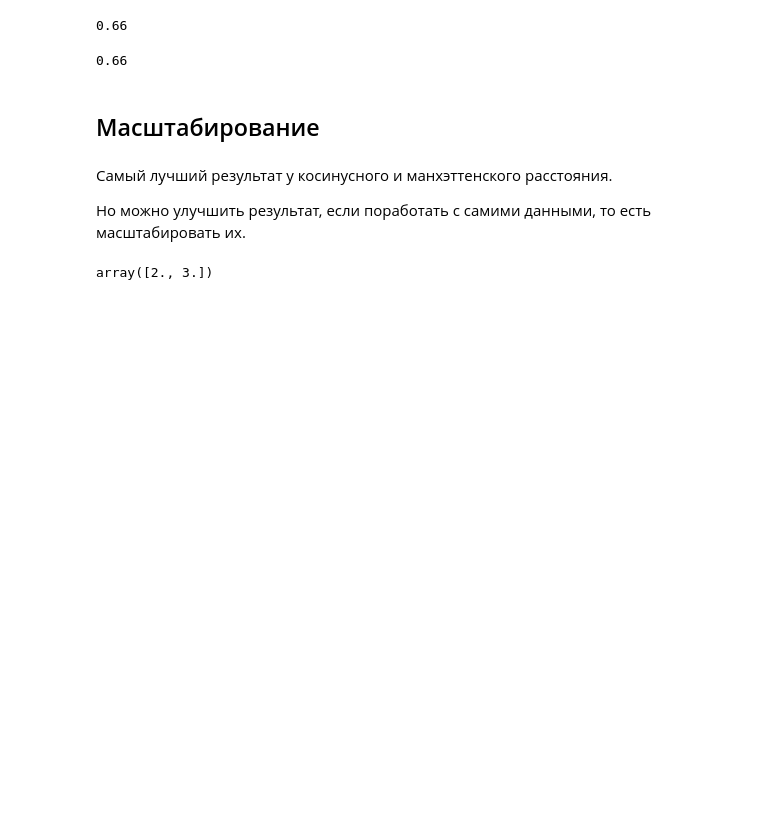
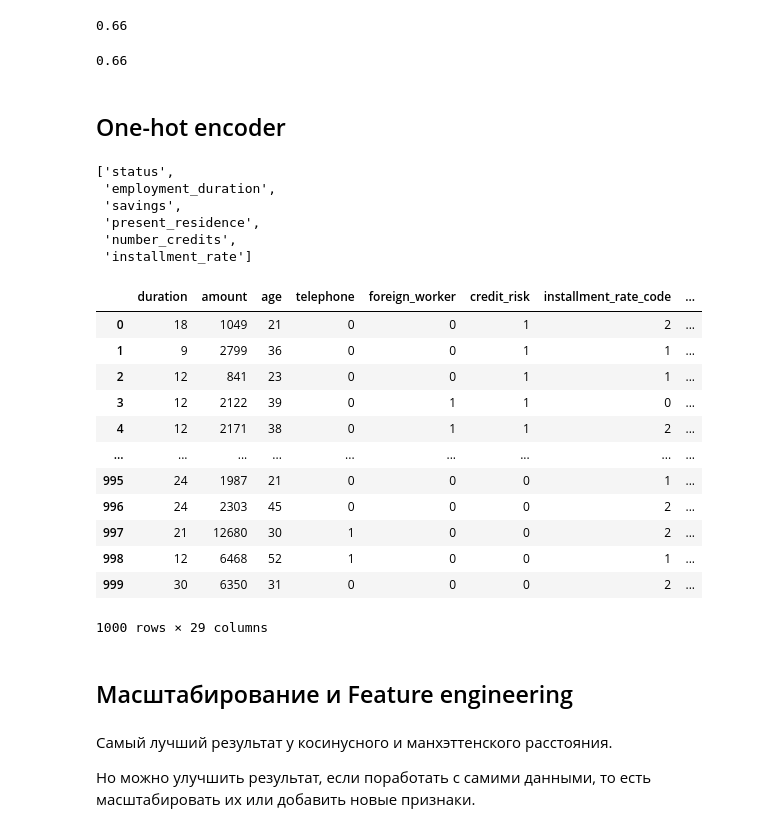
Before and after one commit to Darinochka/course_python_iad, a Jupyter notebook: machine_learning/homeworks/hw03-EDA/hw03-EDA.ipynb, the cells around one changed output. Cells and saved outputs as stored; diff of their text form; code cells hidden in the pictures; blank space fills up the shorter version.

```diff
--- a/machine_learning/homeworks/hw03-EDA/hw03-EDA.ipynb
+++ b/machine_learning/homeworks/hw03-EDA/hw03-EDA.ipynb
@@ -449,3 +431,14 @@ knn.fit(X_train, y_train)
 accuracy_score(y_test, knn.predict(X_test))
 # %% [output]
 0.66
+# %% [markdown]
+## One-hot encoder
+# %%
+order_col
+# %% [output]
+['status',
+ 'employment_duration',
+ 'savings',
+ 'present_residence',
+ 'number_credits',
+ 'installment_rate']
@@ -452,12 +449,23 @@ accuracy_score(y_test, knn.predict(X_test))
+# %%
+data
+# %% [output]
+|  | duration | amount | age | telephone | foreign_worker | credit_risk | installment_rate_code | ... |
+| 0 | 18 | 1049 | 21 | 0 | 0 | 1 | 2 | ... |
+| 1 | 9 | 2799 | 36 | 0 | 0 | 1 | 1 | ... |
+| 2 | 12 | 841 | 23 | 0 | 0 | 1 | 1 | ... |
+| 3 | 12 | 2122 | 39 | 0 | 1 | 1 | 0 | ... |
+| 4 | 12 | 2171 | 38 | 0 | 1 | 1 | 2 | ... |
+| ... | ... | ... | ... | ... | ... | ... | ... | ... |
+| 995 | 24 | 1987 | 21 | 0 | 0 | 0 | 1 | ... |
+| 996 | 24 | 2303 | 45 | 0 | 0 | 0 | 2 | ... |
+| 997 | 21 | 12680 | 30 | 1 | 0 | 0 | 2 | ... |
+| 998 | 12 | 6468 | 52 | 1 | 0 | 0 | 1 | ... |
+| 999 | 30 | 6350 | 31 | 0 | 0 | 0 | 2 | ... |
+1000 rows × 29 columns
 # %% [markdown]
-## Масштабирование
+## Масштабирование и Feature engineering
 # %% [markdown]
 Самый лучший результат у косинусного и манхэттенского расстояния.
 
-Но можно улучшить результат, если поработать с самими данными, то есть масштабировать их.
+Но можно улучшить результат, если поработать с самими данными, то есть масштабировать их или добавить новые признаки.
-# %%
-a = np.array([[1, 2], [3, 4]])
-a.mean(axis=0)
-# %% [output]
-array([2., 3.])
 # %%
```
Also changed, not shown: parts of 25 cells of this notebook, 1 other file.
